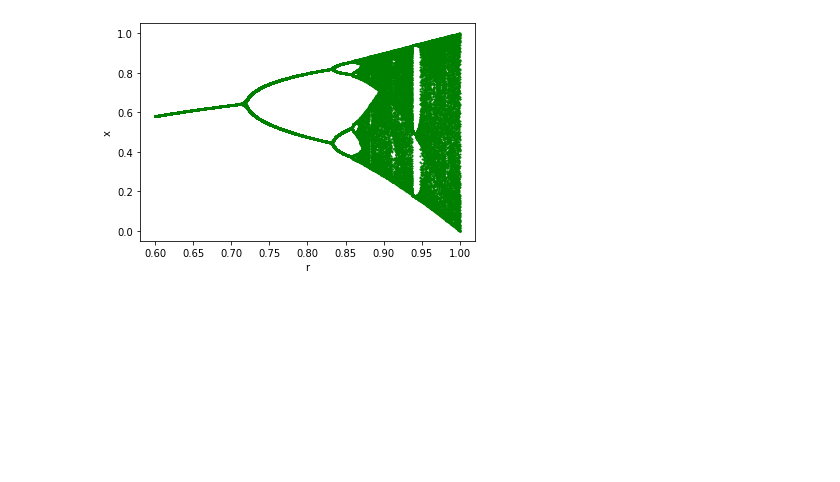
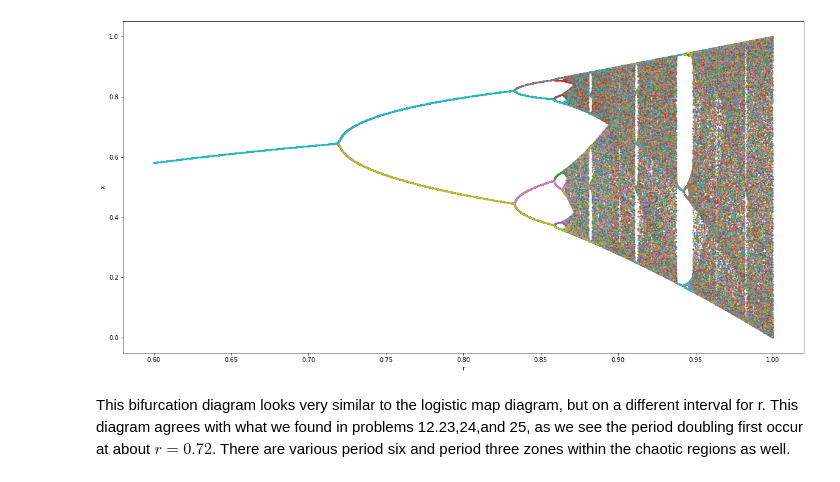
Before and after one commit to jhildebrand22/HW-PS353, a Jupyter notebook: 12_34.ipynb, the cells around one changed output. Cells and saved outputs as stored; diff of their text form; code cells hidden in the pictures; blank space fills up the shorter version.

```diff
--- a/12_34.ipynb
+++ b/12_34.ipynb
@@ -18,14 +20,13 @@ def x_t(r):
   x_new = [x_0]
   for i in range(t_steps):
     x_new.append(sin_map(r,x_new[i]))
-  x_stable = x_new[99:199]
+  x_stable = x_new[400:500]
   return x_stable
 # %%
-t_steps = 200
-t_vals = 1001
+t_steps = 500
+t_vals = 5001
 x_0 = 0.1
 r = linspace(0.6,1,t_vals)
-t = linspace(100,200,t_vals)
 # %%
 x_array = []
 for r_i in r:
@@ -56,7 +34,9 @@ x_t(0.89)[0:20]
 # %%
-fig,ax = plt.subplots()
-ax.plot(r,x_array,'.',markersize = 2,color='g')
+fig,ax = plt.subplots(figsize=(20,10))
+ax.plot(r,x_array,'.',markersize = 2)
 ax.set_xlabel('r')
 ax.set_ylabel('x');
 # %% [output]
-[figure, old version]
+[figure, new version]
+# %% [markdown]
+This bifurcation diagram looks very similar to the logistic map diagram, but on a different interval for r. This diagram agrees with what we found in problems 12.23,24,and 25, as we see the period doubling first occur at about $r = 0.72$. There are various period six and period three zones within the chaotic regions as well.
```
Also changed, not shown: parts of 3 cells of this notebook.
